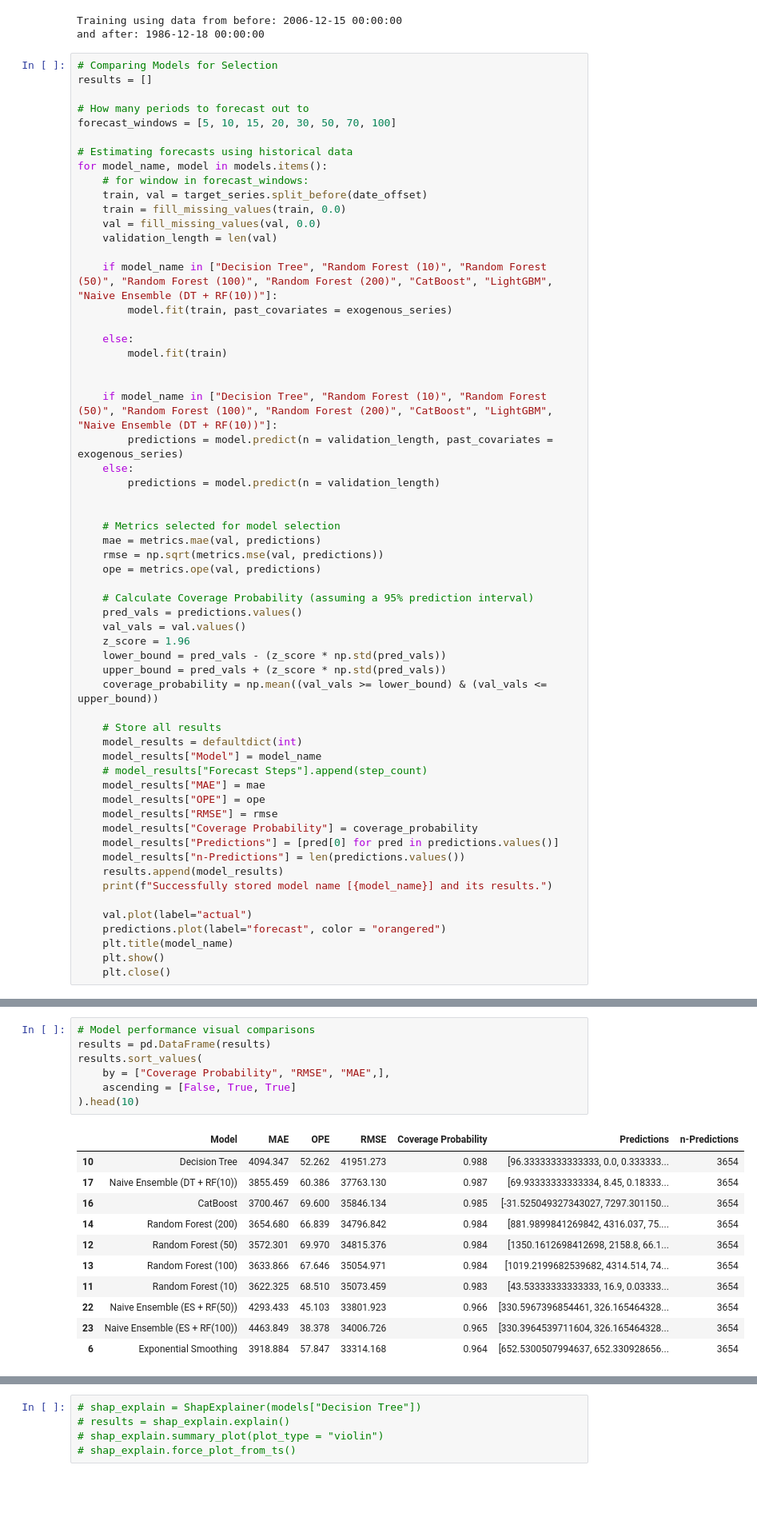
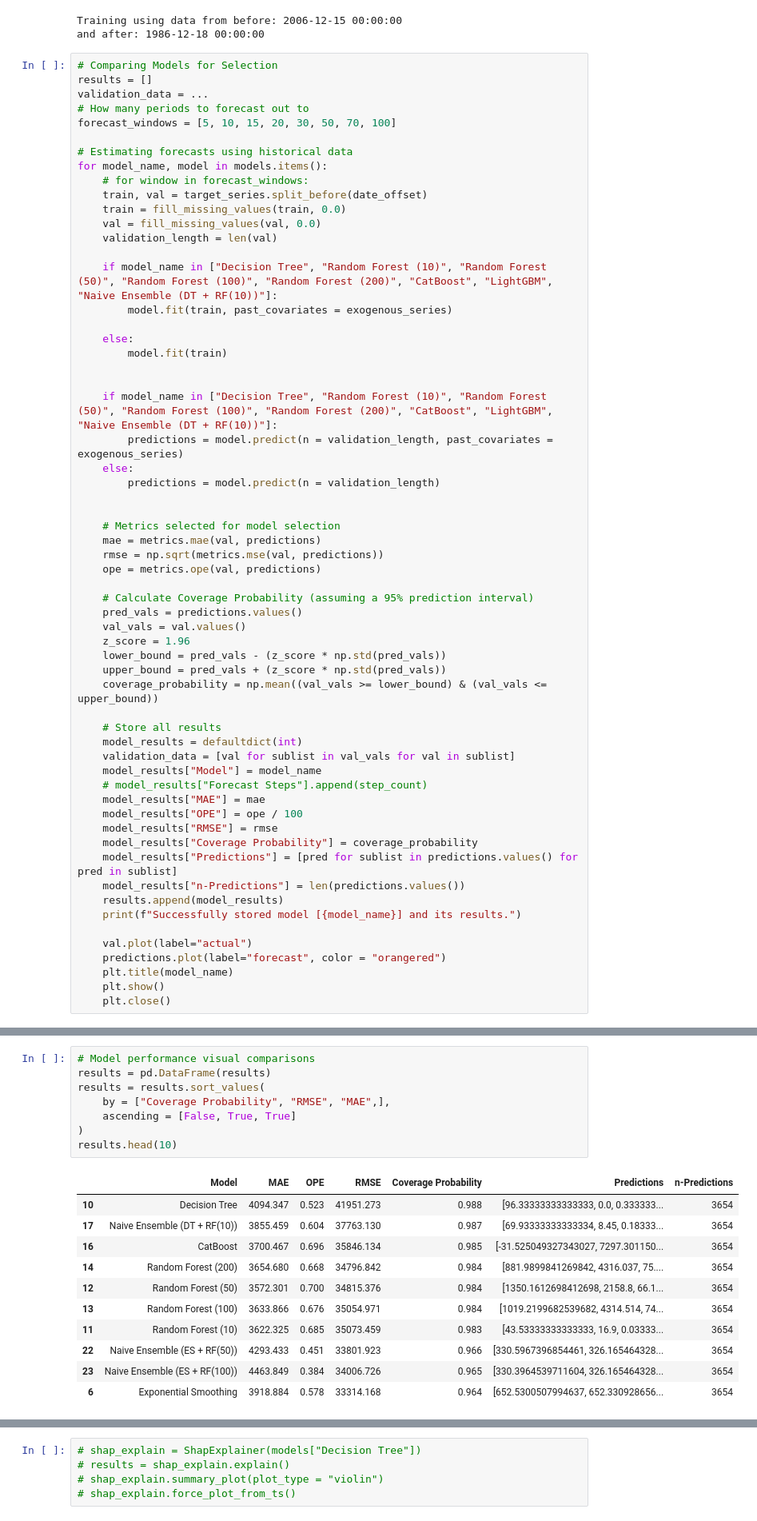
Before and after one commit to marisol-yake/MMM-museum-analytics, a Jupyter notebook: examples/NYC_MoMA_Example/Collections Time Series Forecasting.ipynb, the cells around one changed output, grey strips where cells are left out. Shown at 80% size. Saved outputs shown, nothing was run; the diff lists cells and outputs as text; blank space fills up the shorter version.

```diff
--- a/examples/NYC_MoMA_Example/Collections Time Series Forecasting.ipynb
+++ b/examples/NYC_MoMA_Example/Collections Time Series Forecasting.ipynb
@@ -383,7 +383,7 @@ and after: 1986-12-18 00:00:00
 # %%
 # Comparing Models for Selection
 results = []
-
+validation_data = ...
 # How many periods to forecast out to
 forecast_windows = [5, 10, 15, 20, 30, 50, 70, 100]
 
@@ -423,16 +423,17 @@ for model_name, model in models.items():
 
     # Store all results
     model_results = defaultdict(int)
+    validation_data = [val for sublist in val_vals for val in sublist]
     model_results["Model"] = model_name
     # model_results["Forecast Steps"].append(step_count)
     model_results["MAE"] = mae
-    model_results["OPE"] = ope
+    model_results["OPE"] = ope / 100
     model_results["RMSE"] = rmse
     model_results["Coverage Probability"] = coverage_probability
-    model_results["Predictions"] = [pred[0] for pred in predictions.values()]
+    model_results["Predictions"] = [pred for sublist in predictions.values() for pred in sublist]
     model_results["n-Predictions"] = len(predictions.values())
     results.append(model_results)
-    print(f"Successfully stored model name [{model_name}] and its results.")
+    print(f"Successfully stored model [{model_name}] and its results.")
 
     val.plot(label="actual")
     predictions.plot(label="forecast", color = "orangered")
@@ -456,19 +457,20 @@ Successfully stored model name [1-Year Moving Average] and its results.
 # %%
 # Model performance visual comparisons
 results = pd.DataFrame(results)
-results.sort_values(
+results = results.sort_values(
     by = ["Coverage Probability", "RMSE", "MAE",],
     ascending = [False, True, True]
-).head(10)
+)
+results.head(10)
 # %% [output]
 |  | Model | MAE | OPE | RMSE | Coverage Probability | Predictions | n-Predictions |
-| 10 | Decision Tree | 4094.347 | 52.262 | 41951.273 | 0.988 | [96.33333333333333, 0.0, 0.333333... | 3654 |
-| 17 | Naive Ensemble (DT + RF(10)) | 3855.459 | 60.386 | 37763.130 | 0.987 | [69.93333333333334, 8.45, 0.18333... | 3654 |
-| 16 | CatBoost | 3700.467 | 69.600 | 35846.134 | 0.985 | [-31.525049327343027, 7297.301150... | 3654 |
-| 14 | Random Forest (200) | 3654.680 | 66.839 | 34796.842 | 0.984 | [881.9899841269842, 4316.037, 75.... | 3654 |
-| 12 | Random Forest (50) | 3572.301 | 69.970 | 34815.376 | 0.984 | [1350.1612698412698, 2158.8, 66.1... | 3654 |
-| 13 | Random Forest (100) | 3633.866 | 67.646 | 35054.971 | 0.984 | [1019.2199682539682, 4314.514, 74... | 3654 |
-| 11 | Random Forest (10) | 3622.325 | 68.510 | 35073.459 | 0.983 | [43.53333333333333, 16.9, 0.03333... | 3654 |
-| 22 | Naive Ensemble (ES + RF(50)) | 4293.433 | 45.103 | 33801.923 | 0.966 | [330.5967396854461, 326.165464328... | 3654 |
-| 23 | Naive Ensemble (ES + RF(100)) | 4463.849 | 38.378 | 34006.726 | 0.965 | [330.3964539711604, 326.165464328... | 3654 |
-| 6 | Exponential Smoothing | 3918.884 | 57.847 | 33314.168 | 0.964 | [652.5300507994637, 652.330928656... | 3654 |
+| 10 | Decision Tree | 4094.347 | 0.523 | 41951.273 | 0.988 | [96.33333333333333, 0.0, 0.333333... | 3654 |
+| 17 | Naive Ensemble (DT + RF(10)) | 3855.459 | 0.604 | 37763.130 | 0.987 | [69.93333333333334, 8.45, 0.18333... | 3654 |
+| 16 | CatBoost | 3700.467 | 0.696 | 35846.134 | 0.985 | [-31.525049327343027, 7297.301150... | 3654 |
+| 14 | Random Forest (200) | 3654.680 | 0.668 | 34796.842 | 0.984 | [881.9899841269842, 4316.037, 75.... | 3654 |
+| 12 | Random Forest (50) | 3572.301 | 0.700 | 34815.376 | 0.984 | [1350.1612698412698, 2158.8, 66.1... | 3654 |
+| 13 | Random Forest (100) | 3633.866 | 0.676 | 35054.971 | 0.984 | [1019.2199682539682, 4314.514, 74... | 3654 |
+| 11 | Random Forest (10) | 3622.325 | 0.685 | 35073.459 | 0.983 | [43.53333333333333, 16.9, 0.03333... | 3654 |
+| 22 | Naive Ensemble (ES + RF(50)) | 4293.433 | 0.451 | 33801.923 | 0.966 | [330.5967396854461, 326.165464328... | 3654 |
+| 23 | Naive Ensemble (ES + RF(100)) | 4463.849 | 0.384 | 34006.726 | 0.965 | [330.3964539711604, 326.165464328... | 3654 |
+| 6 | Exponential Smoothing | 3918.884 | 0.578 | 33314.168 | 0.964 | [652.5300507994637, 652.330928656... | 3654 |
```
Also changed, not shown: parts of 5 cells of this notebook.
